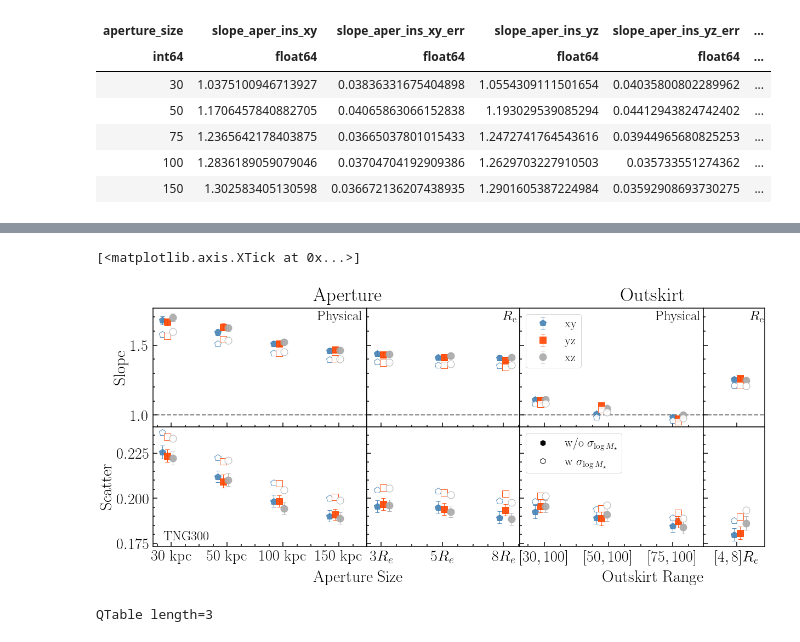
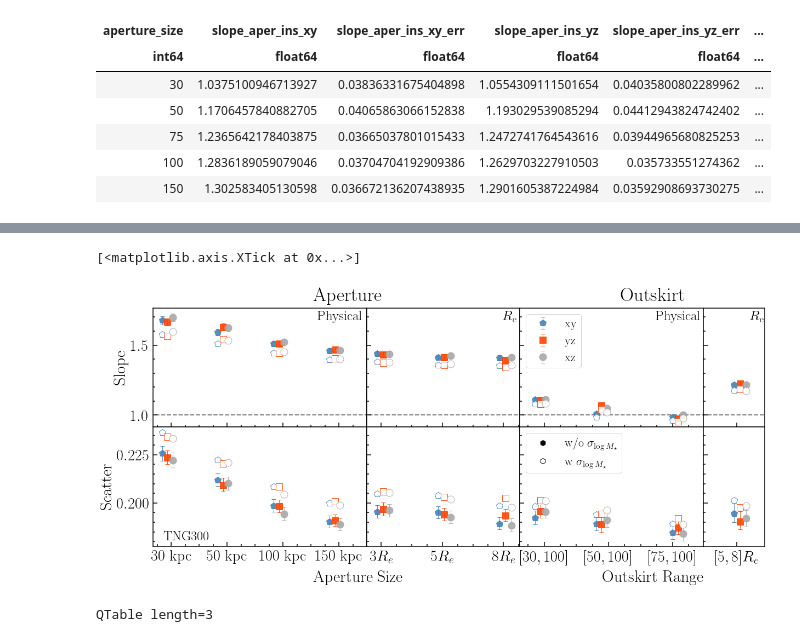
Before and after one commit to Xuchuyi/HaloMassProxy, a Jupyter notebook: FigureNotebook/Fig3Share.ipynb, the cells around one changed output, grey strips where cells are left out. Drawn from its saved outputs; the diff is of its cells as text; code cells hidden in the pictures.

```diff
--- a/FigureNotebook/Fig3Share.ipynb
+++ b/FigureNotebook/Fig3Share.ipynb
@@ -170,12 +183,12 @@ for ii in range(3):
 
 scatter_aper_tab=scatter_aper_tab2[(scatter_aper_tab2['aperture_size']>2)&(scatter_aper_tab2['aperture_size']<9)&(scatter_aper_tab2['aperture_size']!=4)]
 slope_aper_tab=slope_aper_tab2[(slope_aper_tab2['aperture_size']>2)&(slope_aper_tab2['aperture_size']<9)&(slope_aper_tab2['aperture_size']!=4)]
-slope_out_tab=slope_out_tab2[slope_out_tab2['outskirt_inner_size']==4]
-scatter_out_tab=scatter_out_tab2[scatter_out_tab2['outskirt_inner_size']==4]
+slope_out_tab=slope_out_tab2[slope_out_tab2['outskirt_inner_size']==5]
+scatter_out_tab=scatter_out_tab2[scatter_out_tab2['outskirt_inner_size']==5]
 scatter_aper_tab_mock=scatter_aper_tab3[(scatter_aper_tab3['aperture_size']>2)&(scatter_aper_tab3['aperture_size']<9)&(scatter_aper_tab3['aperture_size']!=4)]
 slope_aper_tab_mock=slope_aper_tab3[(slope_aper_tab3['aperture_size']>2)&(slope_aper_tab3['aperture_size']<9)&(slope_aper_tab3['aperture_size']!=4)]
-slope_out_tab_mock=slope_out_tab3[slope_out_tab3['outskirt_inner_size']==4]
-scatter_out_tab_mock=scatter_out_tab3[scatter_out_tab3['outskirt_inner_size']==4]
+slope_out_tab_mock=slope_out_tab3[slope_out_tab3['outskirt_inner_size']==5]
+scatter_out_tab_mock=scatter_out_tab3[scatter_out_tab3['outskirt_inner_size']==5]
 apersize=np.asarray([3,6,9])
 outer=np.asarray([4])
 
@@ -239,35 +252,35 @@ ax22.set_xlim(3,5)
 ax11.text(0.75, 1.06, r'\rm Aperture', transform=ax11.transAxes, size=35)
 ax31.text(0.05, 0.05, r'\rm TNG300', transform=ax31.transAxes, size=24)
 ax21.text(0.55, 1.06, r'\rm Outskirt', transform=ax21.transAxes, size=35)
 ax31.text(0.75, -0.3, r'\rm Aperture Size', transform=ax31.transAxes, size=30)
 ax41.text(0.45, -0.3, r'\rm Outskirt Range', transform=ax41.transAxes, size=30)
 ax11.text(0.77, 0.9, r'\rm Physical', transform=ax11.transAxes, size=25)
 ax12.text(0.89, 0.9, r'$R_{\rm e}$', transform=ax12.transAxes, size=25)
 ax21.text(0.74, 0.9, r'\rm Physical', transform=ax21.transAxes, size=25)
 ax22.text(0.76, 0.9, r'$R_{\rm e}$', transform=ax22.transAxes, size=25)
 #ax21.text(0.45, 0.75, r'\rm Outer size $=100{\rm kpc}$', transform=ax21.transAxes, size=22)
 #ax22.text(0.1, 0.75, r'\rm Outer size ', transform=ax22.transAxes, size=22)
 #ax22.text(0.5, 0.6, r'$=8R_{\rm e}$', transform=ax22.transAxes, size=22)
 #ax11.set_title(r'\rm Aperture',fontsize=30)
 #ax31.set_xlabel(r'\rm Aperture Size/kpc',fontsize=25)
 #ax32.set_xlabel(r'\rm Aperture Size/$R_{\rm e}$',fontsize=25)
 ax11.set_ylabel(r'\rm Slope',fontsize=30)
 ax31.set_ylabel(r'\rm Scatter',fontsize=30)
 #ax21.set_title(r'\rm Outskirt [$\#$,100]kpc',fontsize=30)
 ax21.legend(fontsize=22,loc=2)
 #ax31.legend(fontsize=25)
 ax41.legend(fontsize=22,loc=2)
 #_= ax41.set_xlabel(r'\rm Outskirt Inner Size/kpc',fontsize=25)
 #_= ax42.set_xlabel(r'\rm Outskirt Inner Size/$R_{\rm e}$',fontsize=25)
 
 
 ax31.set_xticks([35,65,95,125],[r'$30\ {\rm kpc}$',r'$50\ {\rm kpc}$',r'$100\ {\rm kpc}$',r'$150\ {\rm kpc}$'])
 ax32.set_xticks([3.2,6.2,9.2],[r'$3R_e$',r'$5R_e$',r'$8R_e$'])
 ax41.set_xticks([33,54,75],[r'$[30,100]$',r'$[50,100]$',r'$[75,100]$'])
-ax42.set_xticks([4.1],[r'$[4,8]R_e$'])
+ax42.set_xticks([4.1],[r'$[5,8]R_e$'])
 # %% [output]
 [<matplotlib.axis.XTick at 0x...>]
-[figure, old version]
+[figure, new version]
 # %%
 slope_aper_tab
 # %% [output]
```
Also changed, not shown: parts of 1 cell of this notebook, 7 other files.
